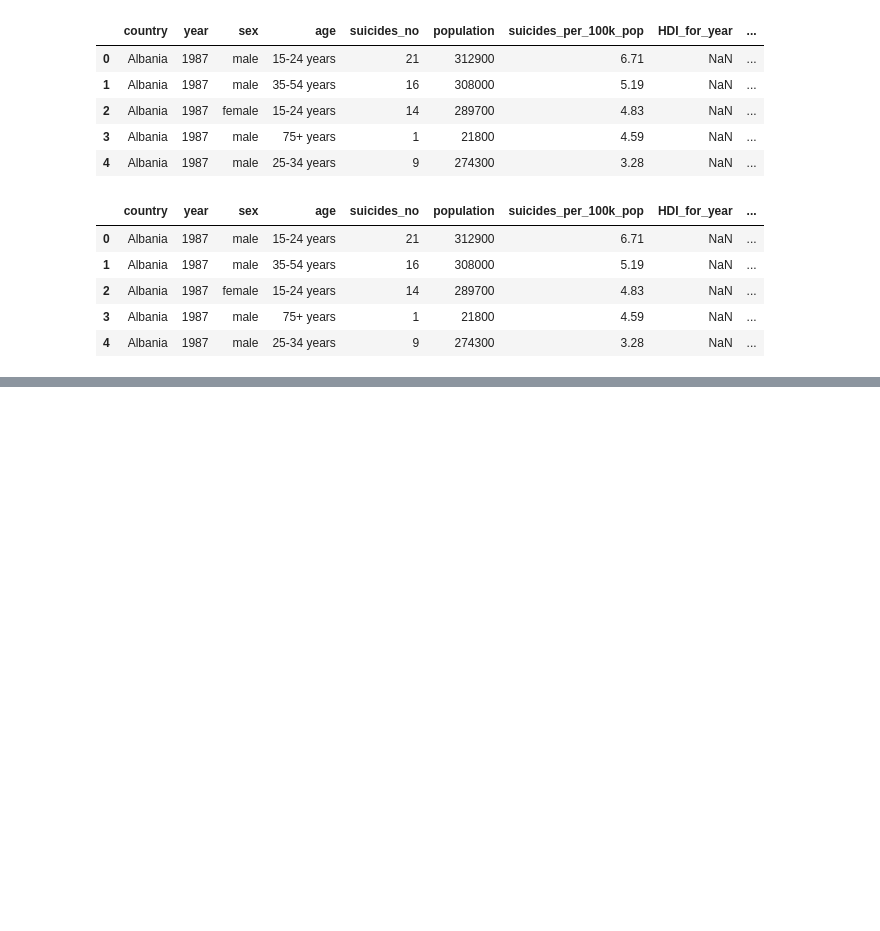
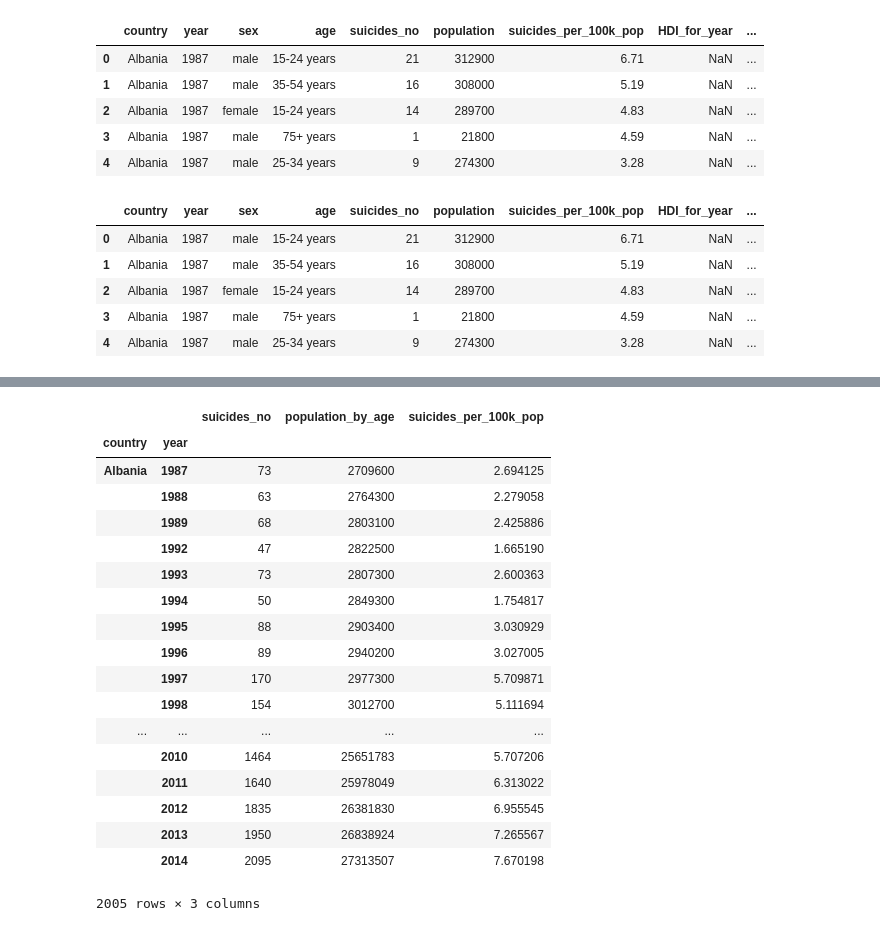
Before and after one commit to MiguelArieiro/WorldSuicideRatesAnalysis, a Jupyter notebook: sgd3.ipynb, the cells around one changed output, grey strips where cells are left out. Cells and saved outputs as stored; diff of their text form; code cells hidden in the pictures; blank space fills up the shorter version.

```diff
--- a/sgd3.ipynb
+++ b/sgd3.ipynb
@@ -101,3 +68,30 @@ suicides.head()
+# %%
+#pd.crosstab(suicides.country, suicides.suicides_no, margins=True)
+suicidesPerCountry=suicides.groupby(['country','year']).agg({'suicides_no': 'sum', 'population_by_age':'sum'})
+suicides = pd.merge(suicides,suicidesPerCountry[['population_by_age']],on=['country','year'])
+
+suicidesPerCountry['suicides_per_100k_pop']=suicidesPerCountry['suicides_no']/suicidesPerCountry['population_by_age']*100000
+suicidesPerCountry
+# %% [output]
+|  |  | suicides_no | population_by_age | suicides_per_100k_pop |
+| country | year |  |  |  |
+| Albania | 1987 | 73 | 2709600 | 2.694125 |
+|  | 1988 | 63 | 2764300 | 2.279058 |
+|  | 1989 | 68 | 2803100 | 2.425886 |
+|  | 1992 | 47 | 2822500 | 1.665190 |
+|  | 1993 | 73 | 2807300 | 2.600363 |
+|  | 1994 | 50 | 2849300 | 1.754817 |
+|  | 1995 | 88 | 2903400 | 3.030929 |
+|  | 1996 | 89 | 2940200 | 3.027005 |
+|  | 1997 | 170 | 2977300 | 5.709871 |
+|  | 1998 | 154 | 3012700 | 5.111694 |
+| ... | ... | ... | ... | ... |
+|  | 2010 | 1464 | 25651783 | 5.707206 |
+|  | 2011 | 1640 | 25978049 | 6.313022 |
+|  | 2012 | 1835 | 26381830 | 6.955545 |
+|  | 2013 | 1950 | 26838924 | 7.265567 |
+|  | 2014 | 2095 | 27313507 | 7.670198 |
+2005 rows × 3 columns
 # %%
 corr = suicides.corr()
 sns.heatmap(corr,
```
Also changed, not shown: parts of 8 cells of this notebook, 3 other files.
